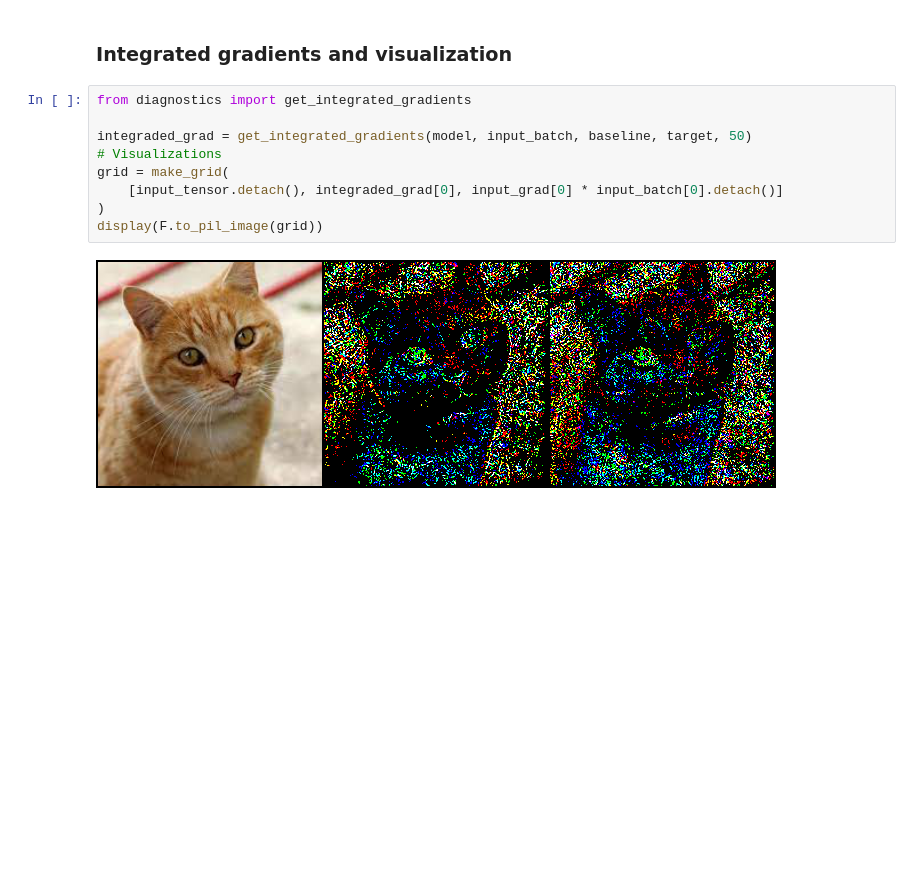
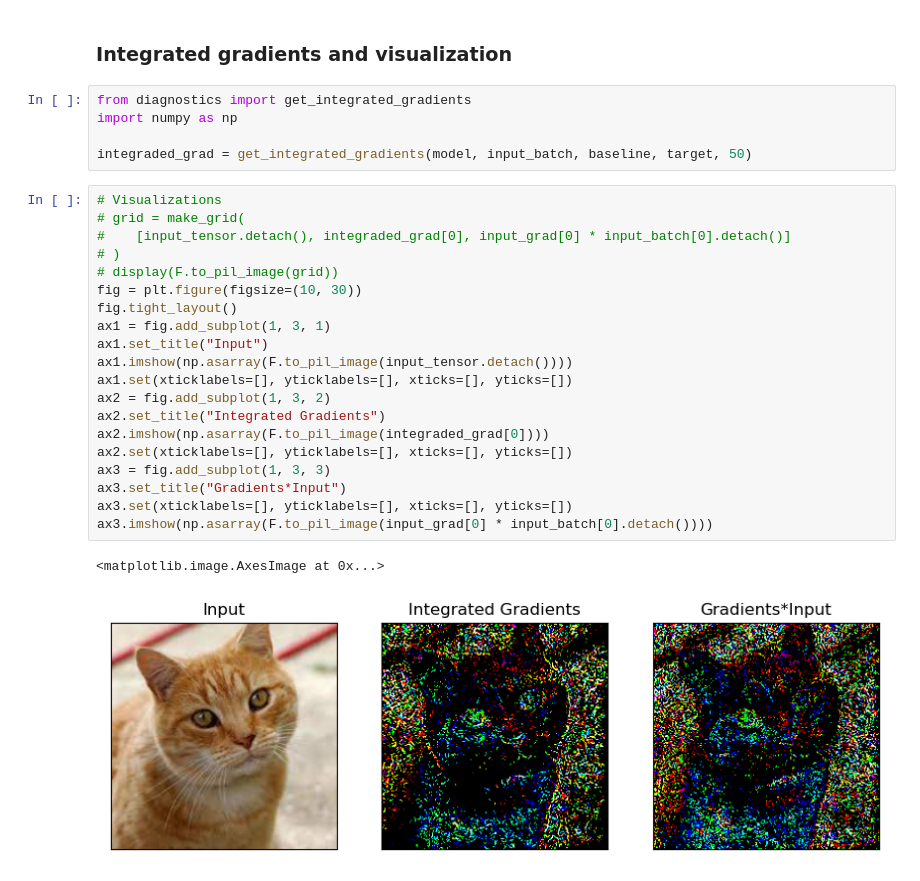
Before and after one commit to ksang/model-diagnostics, a Jupyter notebook: notebooks/demo_cnn.ipynb, the cells around one changed output. Cells and saved outputs as stored; diff of their text form; blank space fills up the shorter version.

```diff
--- a/notebooks/demo_cnn.ipynb
+++ b/notebooks/demo_cnn.ipynb
@@ -78,12 +78,29 @@ display(F.to_pil_image(grid))
 ### Integrated gradients and visualization
 # %%
 from diagnostics import get_integrated_gradients
+import numpy as np
 
 integraded_grad = get_integrated_gradients(model, input_batch, baseline, target, 50)
-# Visualizations
-grid = make_grid(
-    [input_tensor.detach(), integraded_grad[0], input_grad[0] * input_batch[0].detach()]
-)
-display(F.to_pil_image(grid))
-# %% [output]
-[figure, removed]
+# %%
+# Visualizations
+# grid = make_grid(
+#    [input_tensor.detach(), integraded_grad[0], input_grad[0] * input_batch[0].detach()]
+# )
+# display(F.to_pil_image(grid))
+fig = plt.figure(figsize=(10, 30))
+fig.tight_layout()
+ax1 = fig.add_subplot(1, 3, 1)
+ax1.set_title("Input")
+ax1.imshow(np.asarray(F.to_pil_image(input_tensor.detach())))
+ax1.set(xticklabels=[], yticklabels=[], xticks=[], yticks=[])
+ax2 = fig.add_subplot(1, 3, 2)
+ax2.set_title("Integrated Gradients")
+ax2.imshow(np.asarray(F.to_pil_image(integraded_grad[0])))
+ax2.set(xticklabels=[], yticklabels=[], xticks=[], yticks=[])
+ax3 = fig.add_subplot(1, 3, 3)
+ax3.set_title("Gradients*Input")
+ax3.set(xticklabels=[], yticklabels=[], xticks=[], yticks=[])
+ax3.imshow(np.asarray(F.to_pil_image(input_grad[0] * input_batch[0].detach())))
+# %% [output]
+<matplotlib.image.AxesImage at 0x...>
+[figure, added]
```
Also changed, not shown: 7 other files.
